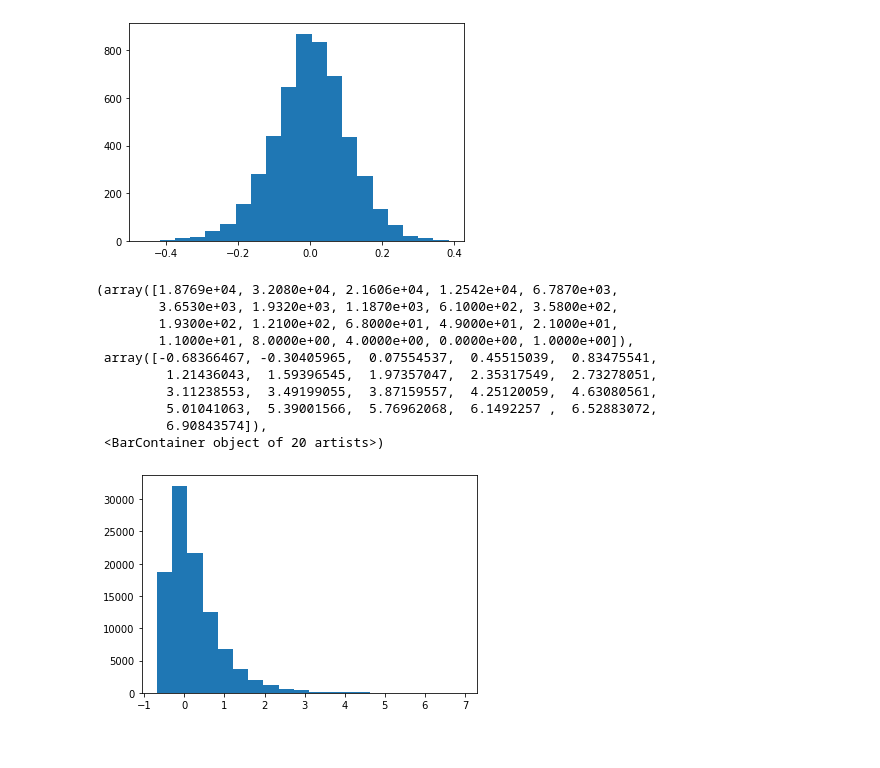
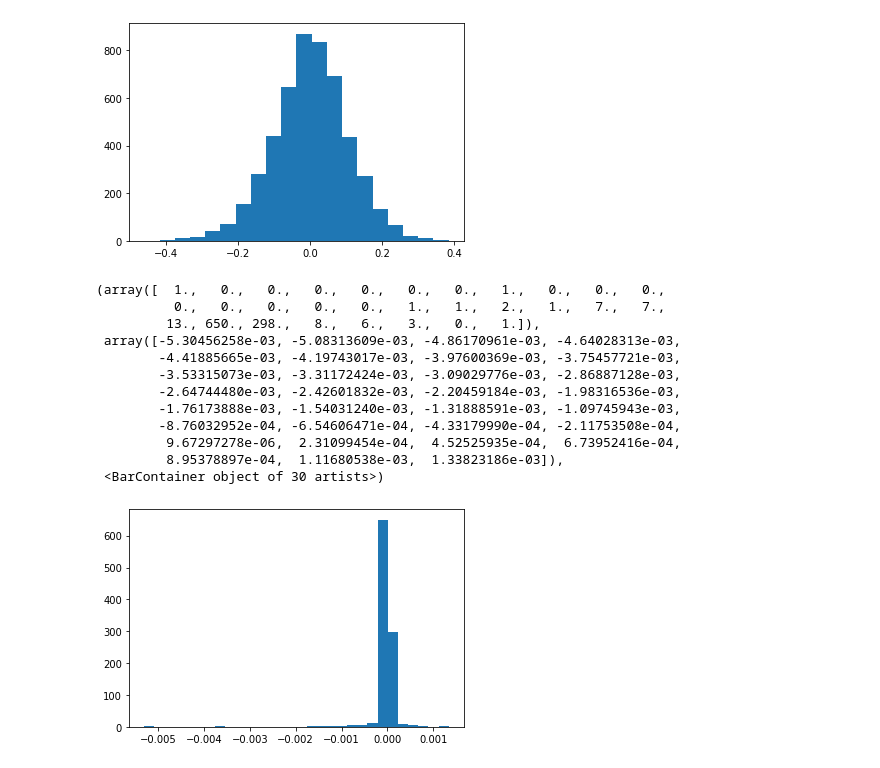
Before and after one commit to Jamjam1729/Masters_Coursework, a Jupyter notebook: FM06 Coursework.ipynb, the cells around one changed output. Cells and saved outputs as stored; diff of their text form; code cells hidden in the pictures.

```diff
--- a/FM06 Coursework.ipynb
+++ b/FM06 Coursework.ipynb
@@ -89,7 +113,7 @@ assert_almost_equal(black_scholes_gamma(100,0.99, 95, 1, 0.01, 0.2), 0.00716, de
 ## Q1 - Delta Hedging
 # %%
 class Hedger:
-    def __init__(self, S0, K, T, r, mu, n_sims, n_steps,simulation_end_time = None, constant_vol_assumption = False, do_gamma_hedging = False):
+    def __init__(self, S0, K, T, r, mu, n_sims, n_steps, vol_model, simulation_end_time = None, constant_vol_assumption = False, do_gamma_hedging = False):
 
         #Inputs
         self.S0 = S0
@@ -97,6 +121,7 @@ class Hedger:
         self.T = T
         self.r = r
         self.mu = mu
+        self.vol_model = vol_model
         self.constant_vol_assumption = constant_vol_assumption
         self.n_sims = n_sims
         self.n_steps = n_steps
@@ -114,18 +139,18 @@ class Hedger:
         #Derived
         self.simulation_setup()
 
-        #Always need paths and payoffs, so do this now
+        #Always need paths and payoffs, so do this on initialisation
         self.simulate_gbm()
         self.get_call_prices()
 
     def simulation_setup(self):
         self.dt = self.simulation_end_time / self.n_steps
-        self.rng = np.random.default_rng(seed = 42) #For reproducibility
+        self.rng = np.random.default_rng(seed = 42) #Seeded for reproducibility
 
         if self.constant_vol_assumption:
-            self.full_period_vol = time_varying_vol(self.T)
+            self.full_period_vol = self.vol_model.time_varying_vol(self.T)
         else:
-            self.full_period_vol = np.sqrt(1 / self.T * integrate_vol(end_time = self.T))
+            self.full_period_vol = np.sqrt(1 / self.T * self.vol_model.integrate_vol(start_time = 0, end_time = self.T))
 
         self.initial_price = black_scholes_call_price(self.S0, 0, self.K, self.T, self.r, self.full_period_vol)
 
@@ -139,7 +164,7 @@ class Hedger:
 
         for i in range(0, self.n_steps):
             #Euler-Maruyama Scheme
-            paths[:, i + 1] = paths[:, i] + paths[:, i] * self.mu * self.dt + paths[:, i] * time_varying_vol(self.times[i]) * np.sqrt(self.dt) * epsilon[:, i]
+            paths[:, i + 1] = paths[:, i] + paths[:, i] * self.mu * self.dt + paths[:, i] * self.vol_model.time_varying_vol(self.times[i]) * np.sqrt(self.dt) * epsilon[:, i]
 
         self.paths = paths
 
@@ -149,9 +174,9 @@ class Hedger:
         if self.simulation_end_time == self.T:
             self.call_prices = np.maximum(S_T - self.K, 0)
         elif self.constant_vol_assumption:
-            self.call_prices = black_scholes_call_price(S_T, self.simulation_end_time, self.K, self.T, self.r, time_varying_vol(self.T))
+            self.call_prices = black_scholes_call_price(S_T, self.simulation_end_time, self.K, self.T, self.r, self.vol_model.time_varying_vol(self.T))
         else:
-            int_vol = np.sqrt(1 / (self.T - self.simulation_end_time) * integrate_vol(start_time = self.simulation_end_time, end_time = self.T))
+            int_vol = np.sqrt(1 / (self.T - self.simulation_end_time) * self.vol_model.integrate_vol(start_time = self.simulation_end_time, end_time = self.T))
             self.call_prices = black_scholes_call_price(S_T, self.simulation_end_time, self.K, self.T, self.r, int_vol)
 
     def simulate_delta_varying_vol(self):
@@ -166,11 +191,14 @@ class Hedger:
             S_at_t_plus_dt = self.paths[:, i+1]
 
             if self.constant_vol_assumption:
-                vol_t = time_varying_vol(self.T)
+                vol_t = self.vol_model.time_varying_vol(self.T)
             else:
-                vol_t = np.sqrt(1 / (T - t) * integrate_vol(start_time = t, end_time = T))
+                vol_t = np.sqrt(1 / (self.T - t) * self.vol_model.integrate_vol(start_time = t, end_time = self.T))
 
-            delta_t = black_scholes_call_delta(S_at_t, t, K, T, r, vol_t)
+            if self.do_gamma_hedging:
+
+
+            delta_t = black_scholes_call_delta(S_at_t, t, self.K, self.T, self.r, vol_t)
 
             bank_at_t = portfolio[:, i] - delta_t * S_at_t
 
@@ -185,15 +213,17 @@ class Hedger:
         error = final_portfolio - self.call_prices
         return error, self.initial_price
 # %%
-Q1 = Hedger(S0, K, T, r, mu, n_sims, n_steps)
+vol_model = time_varying_vol()
+
+Q1 = Hedger(S0, K, T, r, mu, n_sims, n_steps, vol_model = vol_model)
 error_Q1, price_Q1 = Q1.simulate_delta_varying_vol()
 plt.figure(0)
 plt.hist(error_Q1, bins = 50)
 
-High_steps_Q1 = Hedger(S0, K, T, r, mu, n_sims, n_steps * 100)
+High_steps_Q1 = Hedger(S0, K, T, r, mu, n_sims, n_steps * 100, vol_model = vol_model)
 error2, price2 = High_steps_Q1.simulate_delta_varying_vol()
 
 plt.figure(1)
-plt.hist(error_Q1, bins = 20)
-plt.hist(error2, bins = 20)
+plt.hist(error_Q1, bins = 50)
+plt.hist(error2, bins = 50)
 # %% [output]
@@ -242,20 +280,22 @@ plt.hist(e, bins = 20)
  <BarContainer object of 20 artists>)
 [figure]
 # %%
-Q2_Test = Hedger(S0, K, 0.3, r, mu, 100_000, 1_000, simulation_end_time = 0.15, constant_vol_assumption = True)
+Q2_Test = Hedger(S0, K, 0.3, r, mu, 1_000, 1_000, vol_model = vol_model, simulation_end_time = 0.15, constant_vol_assumption = True)
 Q2_test_error, Q2_price_error = Q2_Test.simulate_delta_varying_vol()
 # %%
-plt.hist(Q2_test_error, bins = 20)
+plt.hist(Q2_test_error, bins = 30)
 # %% [output]
-(array([1.8769e+04, 3.2080e+04, 2.1606e+04, 1.2542e+04, 6.7870e+03,
-        3.6530e+03, 1.9320e+03, 1.1870e+03, 6.1000e+02, 3.5800e+02,
-        1.9300e+02, 1.2100e+02, 6.8000e+01, 4.9000e+01, 2.1000e+01,
-        1.1000e+01, 8.0000e+00, 4.0000e+00, 0.0000e+00, 1.0000e+00]),
- array([-0.68366467, -0.30405965,  0.07554537,  0.45515039,  0.83475541,
-         1.21436043,  1.59396545,  1.97357047,  2.35317549,  2.73278051,
-         3.11238553,  3.49199055,  3.87159557,  4.25120059,  4.63080561,
-         5.01041063,  5.39001566,  5.76962068,  6.1492257 ,  6.52883072,
-         6.90843574]),
- <BarContainer object of 20 artists>)
+(array([  1.,   0.,   0.,   0.,   0.,   0.,   0.,   1.,   0.,   0.,   0.,
+          0.,   0.,   0.,   0.,   0.,   1.,   1.,   2.,   1.,   7.,   7.,
+         13., 650., 298.,   8.,   6.,   3.,   0.,   1.]),
+ array([-5.30456258e-03, -5.08313609e-03, -4.86170961e-03, -4.64028313e-03,
+        -4.41885665e-03, -4.19743017e-03, -3.97600369e-03, -3.75457721e-03,
+        -3.53315073e-03, -3.31172424e-03, -3.09029776e-03, -2.86887128e-03,
+        -2.64744480e-03, -2.42601832e-03, -2.20459184e-03, -1.98316536e-03,
+        -1.76173888e-03, -1.54031240e-03, -1.31888591e-03, -1.09745943e-03,
+        -8.76032952e-04, -6.54606471e-04, -4.33179990e-04, -2.11753508e-04,
+         9.67297278e-06,  2.31099454e-04,  4.52525935e-04,  6.73952416e-04,
+         8.95378897e-04,  1.11680538e-03,  1.33823186e-03]),
+ <BarContainer object of 30 artists>)
-[figure, old version]
+[figure, new version]
 # %%
```
Also changed, not shown: parts of 12 cells of this notebook.
